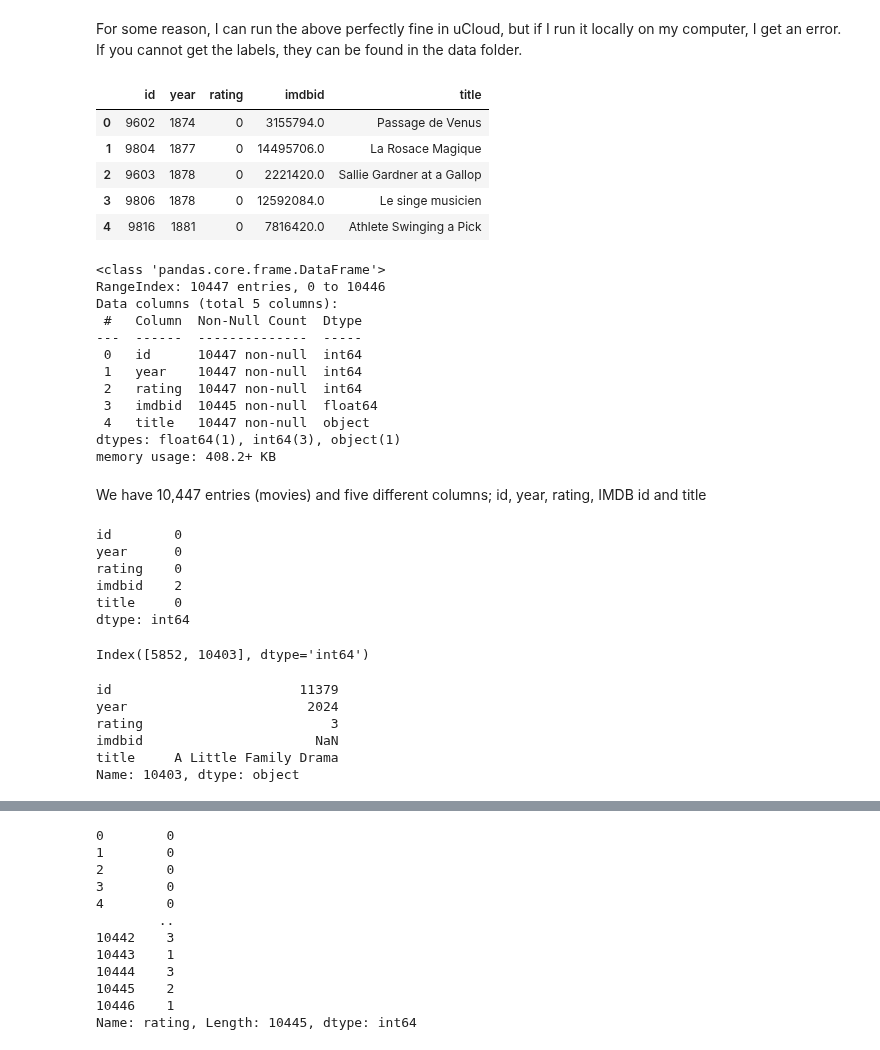
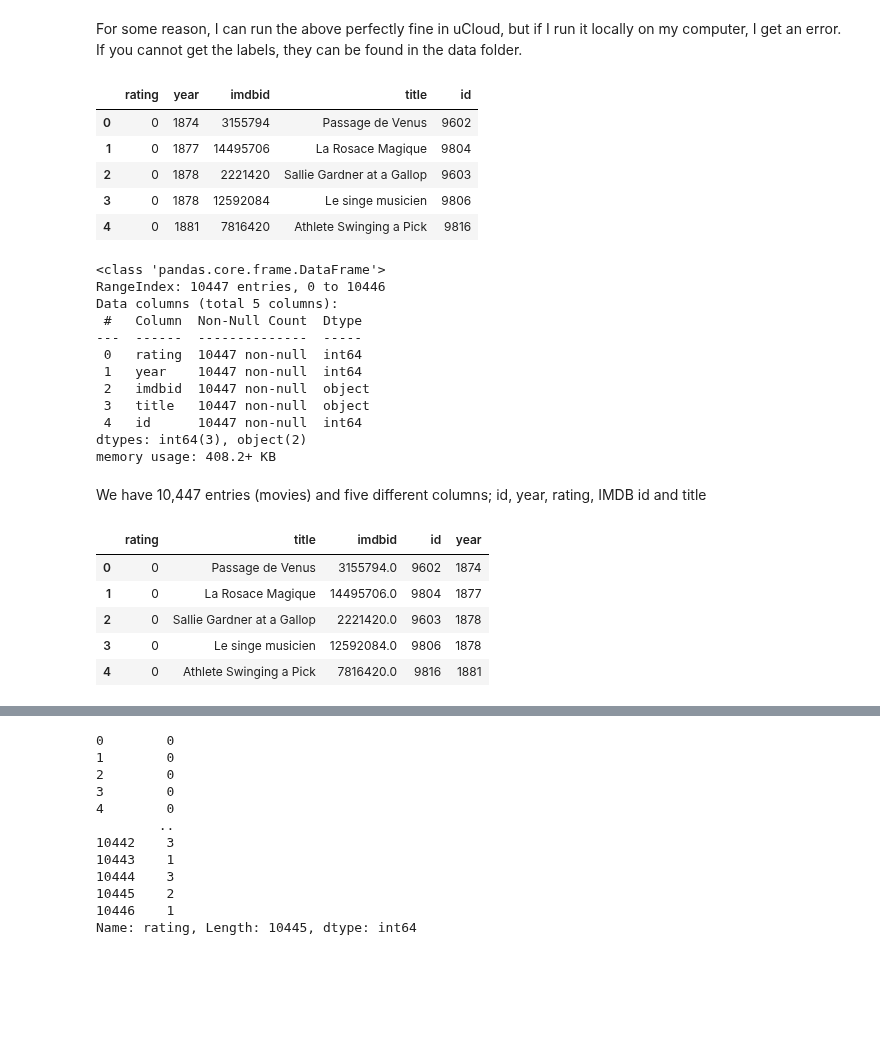
Before and after one commit to sigridbom/NLP_exam, a Jupyter notebook: 1_data_acquisition/1_Data_acquisition.ipynb, the cells around one changed output, grey strips where cells are left out. Saved outputs shown, nothing was run; the diff lists cells and outputs as text; code cells hidden in the pictures; blank space fills up the shorter version.

Commit message:
fixed empty imdb id rows

```diff
--- a/1_data_acquisition/1_Data_acquisition.ipynb
+++ b/1_data_acquisition/1_Data_acquisition.ipynb
@@ -29,15 +29,15 @@ labels = pd.read_json('http://bechdeltest.com/api/v1/getAllMovies')
 For some reason, I can run the above perfectly fine in uCloud, but if I run it locally on my computer, I get an error. If you cannot get the labels, they can be found in the data folder.
 # %%
 # if data cannot be acquired through the API, it can be loaded here:
-labels = pd.read_csv('data/bechdel_labels.csv')
+#labels = pd.read_csv('data/bechdel_labels.csv')
 labels.head()
 # %% [output]
-|  | id | year | rating | imdbid | title |
-| 0 | 9602 | 1874 | 0 | 3155794.0 | Passage de Venus |
-| 1 | 9804 | 1877 | 0 | 14495706.0 | La Rosace Magique |
-| 2 | 9603 | 1878 | 0 | 2221420.0 | Sallie Gardner at a Gallop |
-| 3 | 9806 | 1878 | 0 | 12592084.0 | Le singe musicien |
-| 4 | 9816 | 1881 | 0 | 7816420.0 | Athlete Swinging a Pick |
+|  | rating | year | imdbid | title | id |
+| 0 | 0 | 1874 | 3155794 | Passage de Venus | 9602 |
+| 1 | 0 | 1877 | 14495706 | La Rosace Magique | 9804 |
+| 2 | 0 | 1878 | 2221420 | Sallie Gardner at a Gallop | 9603 |
+| 3 | 0 | 1878 | 12592084 | Le singe musicien | 9806 |
+| 4 | 0 | 1881 | 7816420 | Athlete Swinging a Pick | 9816 |
 # %%
 labels.info()
 # %% [output]
@@ -46,35 +46,12 @@ RangeIndex: 10447 entries, 0 to 10446
 Data columns (total 5 columns):
  #   Column  Non-Null Count  Dtype
 ---  ------  --------------  -----
- 0   id      10447 non-null  int64
+ 0   rating  10447 non-null  int64
  1   year    10447 non-null  int64
- 2   rating  10447 non-null  int64
- 3   imdbid  10445 non-null  float64
- 4   title   10447 non-null  object
-dtypes: float64(1), int64(3), object(1)
+ 2   imdbid  10447 non-null  object
+ 3   title   10447 non-null  object
+ 4   id      10447 non-null  int64
+dtypes: int64(3), object(2)
 memory usage: 408.2+ KB
 # %% [markdown]
 We have 10,447 entries (movies) and five different columns; id, year, rating, IMDB id and title
-# %%
-# remove na's
-labels.isna().sum()
-# %% [output]
-id        0
-year      0
-rating    0
-imdbid    2
-title     0
-dtype: int64
-# %%
-labels[labels.isna().any(axis=1)].index
-# %% [output]
-Index([5852, 10403], dtype='int64')
-# %%
-labels.iloc[10403]
-# %% [output]
-id                        11379
-year                       2024
-rating                        3
-imdbid                      NaN
-title     A Little Family Drama
-Name: 10403, dtype: object
@@ -85,3 +58,17 @@ labels = labels.dropna()
+# %%
+# remove rows without imdb id
+labels = labels[~(labels['imdbid'].isna() | (labels['imdbid'] == ''))]
+
+labels['imdbid'] = labels['imdbid'].astype(float)
+
+labels.head()
+# %% [output]
+|  | rating | title | imdbid | id | year |
+| 0 | 0 | Passage de Venus | 3155794.0 | 9602 | 1874 |
+| 1 | 0 | La Rosace Magique | 14495706.0 | 9804 | 1877 |
+| 2 | 0 | Sallie Gardner at a Gallop | 2221420.0 | 9603 | 1878 |
+| 3 | 0 | Le singe musicien | 12592084.0 | 9806 | 1878 |
+| 4 | 0 | Athlete Swinging a Pick | 7816420.0 | 9816 | 1881 |
 # %%
 labels.info() # now we have 10,445
 # %% [output]
```
Also changed, not shown: parts of 16 cells of this notebook.
